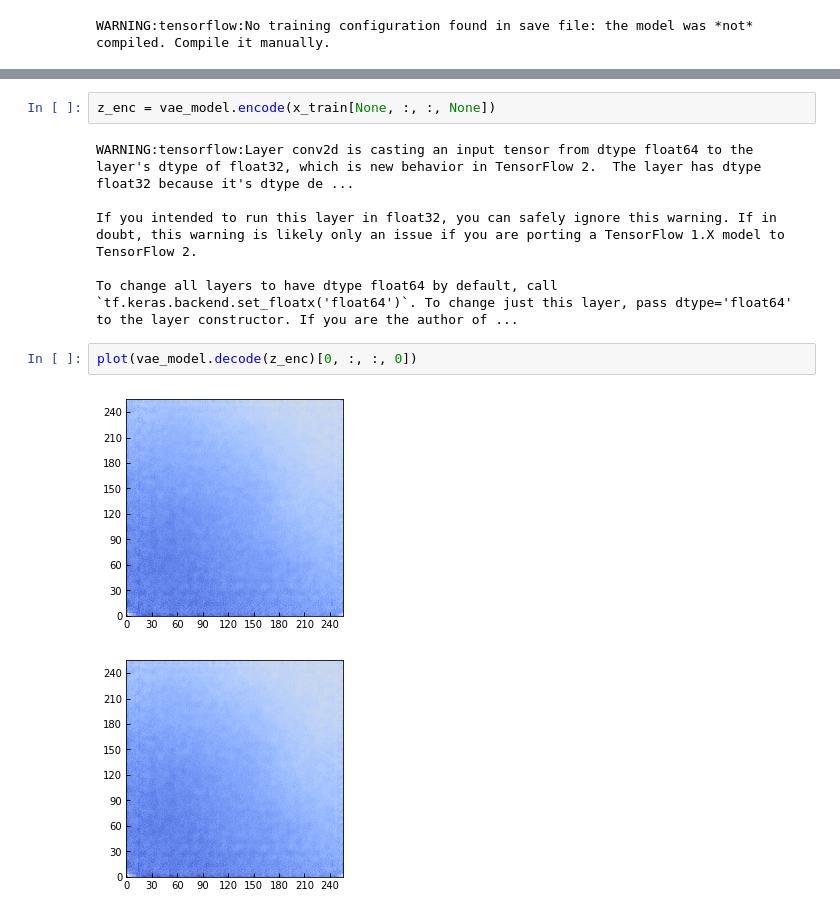
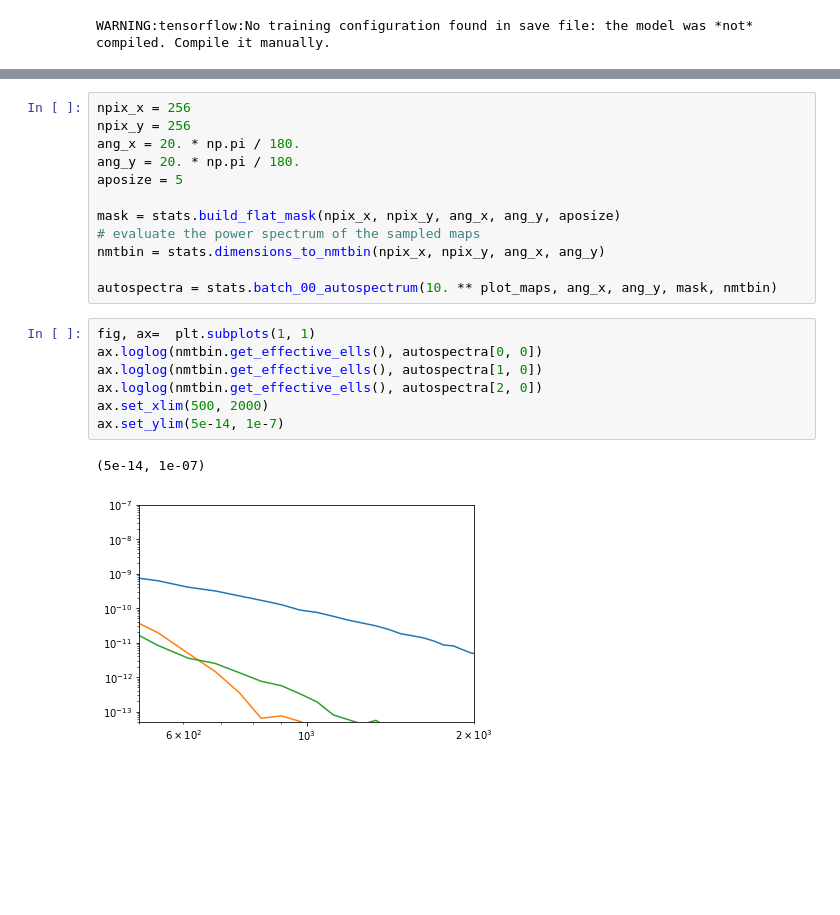
Before and after one commit to b-thorne/began, a Jupyter notebook: notebooks/tfp-minimization.ipynb, the cells around one changed output, grey strips where cells are left out. Drawn from its saved outputs; the diff is of its cells as text; blank space fills up the shorter version.

```diff
--- a/notebooks/tfp-minimization.ipynb
+++ b/notebooks/tfp-minimization.ipynb
@@ -166,13 +69,22 @@ plot(vae_model.decode(np.random.randn(1, 128).astype(np.float32))[0, :, :, 0])
-# %%
-z_enc = vae_model.encode(x_train[None, :, :, None])
-# %% [output]
-WARNING:tensorflow:Layer conv2d is casting an input tensor from dtype float64 to the layer's dtype of float32, which is new behavior in TensorFlow 2.  The layer has dtype float32 because it's dtype de ...
-
-If you intended to run this layer in float32, you can safely ignore this warning. If in doubt, this warning is likely only an issue if you are porting a TensorFlow 1.X model to TensorFlow 2.
-
-To change all layers to have dtype float64 by default, call `tf.keras.backend.set_floatx('float64')`. To change just this layer, pass dtype='float64' to the layer constructor. If you are the author of ...
-# %%
-plot(vae_model.decode(z_enc)[0, :, :, 0])
-# %% [output]
-[figure, removed]
-[figure, removed]
+# %%
+npix_x = 256
+npix_y = 256
+ang_x = 20. * np.pi / 180.
+ang_y = 20. * np.pi / 180.
+aposize = 5
+
+mask = stats.build_flat_mask(npix_x, npix_y, ang_x, ang_y, aposize)
+# evaluate the power spectrum of the sampled maps
+nmtbin = stats.dimensions_to_nmtbin(npix_x, npix_y, ang_x, ang_y)
+
+autospectra = stats.batch_00_autospectrum(10. ** plot_maps, ang_x, ang_y, mask, nmtbin)
+# %%
+fig, ax=  plt.subplots(1, 1)
+ax.loglog(nmtbin.get_effective_ells(), autospectra[0, 0])
+ax.loglog(nmtbin.get_effective_ells(), autospectra[1, 0])
+ax.loglog(nmtbin.get_effective_ells(), autospectra[2, 0])
+ax.set_xlim(500, 2000)
+ax.set_ylim(5e-14, 1e-7)
+# %% [output]
+(5e-14, 1e-07)
+[figure, added]
```
Also changed, not shown: parts of 18 cells of this notebook, 31 other files.
